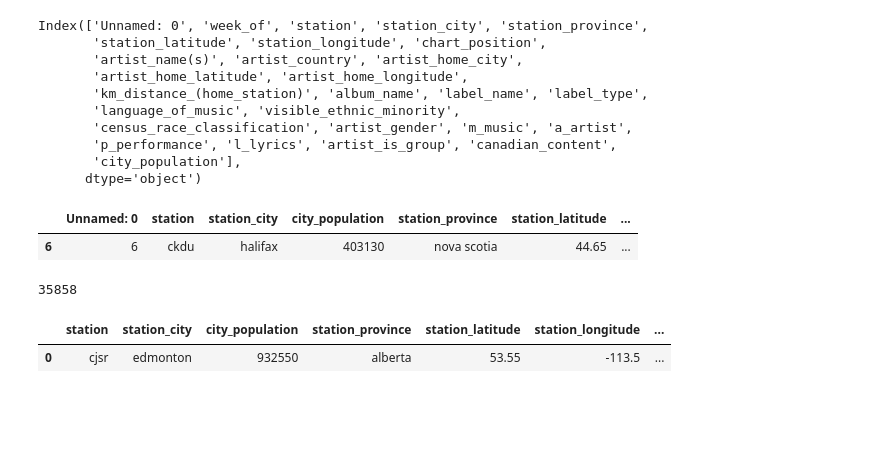
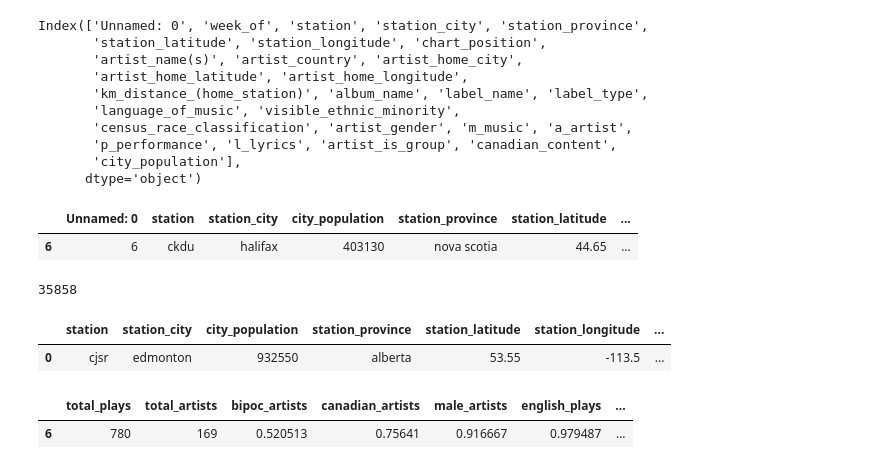
Before and after one commit to OwenBrush/canadian-hip-hop-radio-analysis, a Jupyter notebook: data_exploration.ipynb, the cells around one changed output. Saved outputs shown, nothing was run; the diff lists cells and outputs as text; code cells hidden in the pictures; blank space fills up the shorter version.

```diff
--- a/data_exploration.ipynb
+++ b/data_exploration.ipynb
@@ -91,6 +93,24 @@ station_correlations = station_df[[
                                 'city_population'
                             ]]
 plot_correlation_matrix(station_correlations, title='Correlation Map of Station Data')
+# %%
+station_correlations = station_df[[
+                                'total_plays',
+                                'total_artists',
+                                'bipoc_artists',
+                                'canadian_artists',
+                                'male_artists',
+                                'english_plays',
+                                'city_population',
+                                'station_province'
+                            ]]
+station_correlations= station_correlations[station_correlations['station_province'] != 'nova scotia']
+plot_correlation_matrix(station_correlations, title='Correlation Map of Station Data')
+# %%
+station_correlations
+# %% [output]
+|  | total_plays | total_artists | bipoc_artists | canadian_artists | male_artists | english_plays | ... |
+| 6 | 780 | 169 | 0.520513 | 0.75641 | 0.916667 | 0.979487 | ... |
 # %%
 artist_df = pd.read_csv('data/clean_data_artists.csv',index_col=0)
 # %%
```
Also changed, not shown: parts of 11 cells of this notebook, 13 other files.
